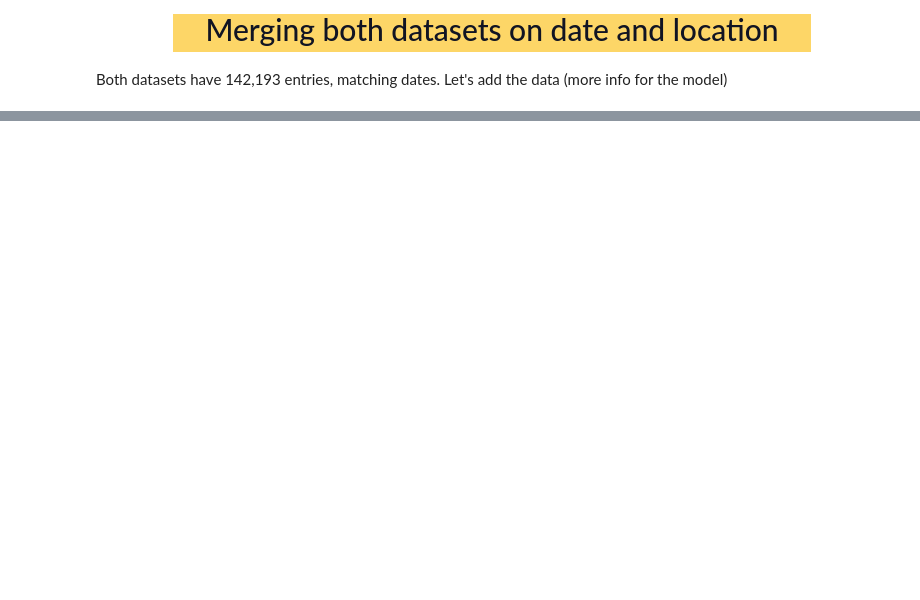
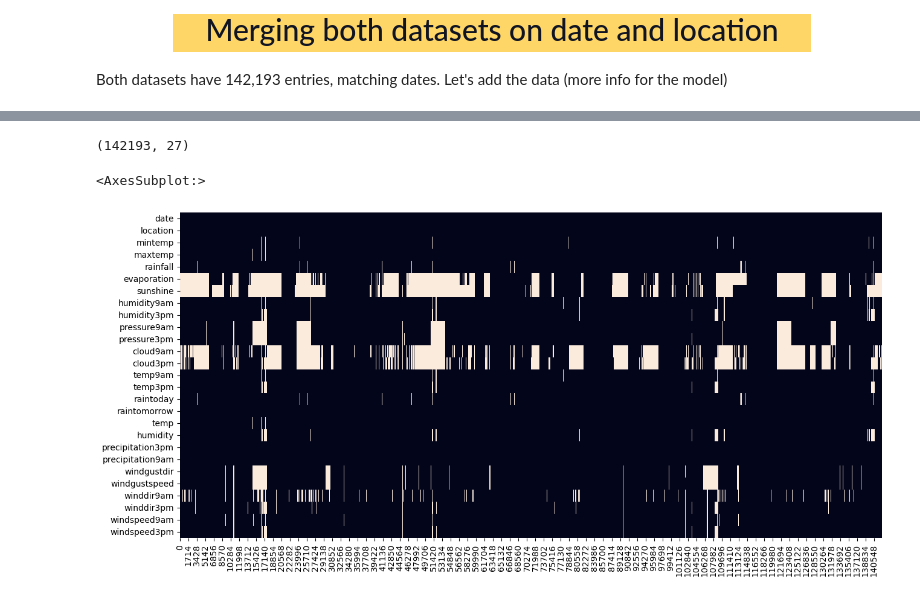
Before and after one commit to hbatistuzzo/Machine_Learning-Rain_in_Australia, a Jupyter notebook: case_itau_henrique.ipynb, the cells around one changed output, grey strips where cells are left out. Drawn from its saved outputs; the diff is of its cells as text; code cells hidden in the pictures; blank space fills up the shorter version.

Commit message:
images

```diff
--- a/case_itau_henrique.ipynb
+++ b/case_itau_henrique.ipynb
@@ -367,5 +422,5 @@ wind.head()
 # %% [markdown]
 Both datasets have 142,193 entries, matching dates. Let's add the data (more info for the model)
 # %%
-wind_rain =pd.merge(rain,wind,on=['date','location'],how ='left')
+wind_rain =pd.merge(rain_new,wind,on=['date','location'],how ='left')
 wind_rain.head()
@@ -371,0 +434,12 @@ wind_rain.head()
+# %%
+wind_rain.shape
+# %% [output]
+(142193, 27)
+# %%
+fig, ax = plt.subplots(figsize=(15,7))
+
+# wind_nan = wind.loc[wind.isna()]
+sns.heatmap(wind_rain.isnull().T, cbar=False, ax=ax) # Cada ponto branco corresponde a um dado vazio
+# %% [output]
+<AxesSubplot:>
+[figure, added]
```
Also changed, not shown: parts of 13 cells of this notebook, 7 other files.
